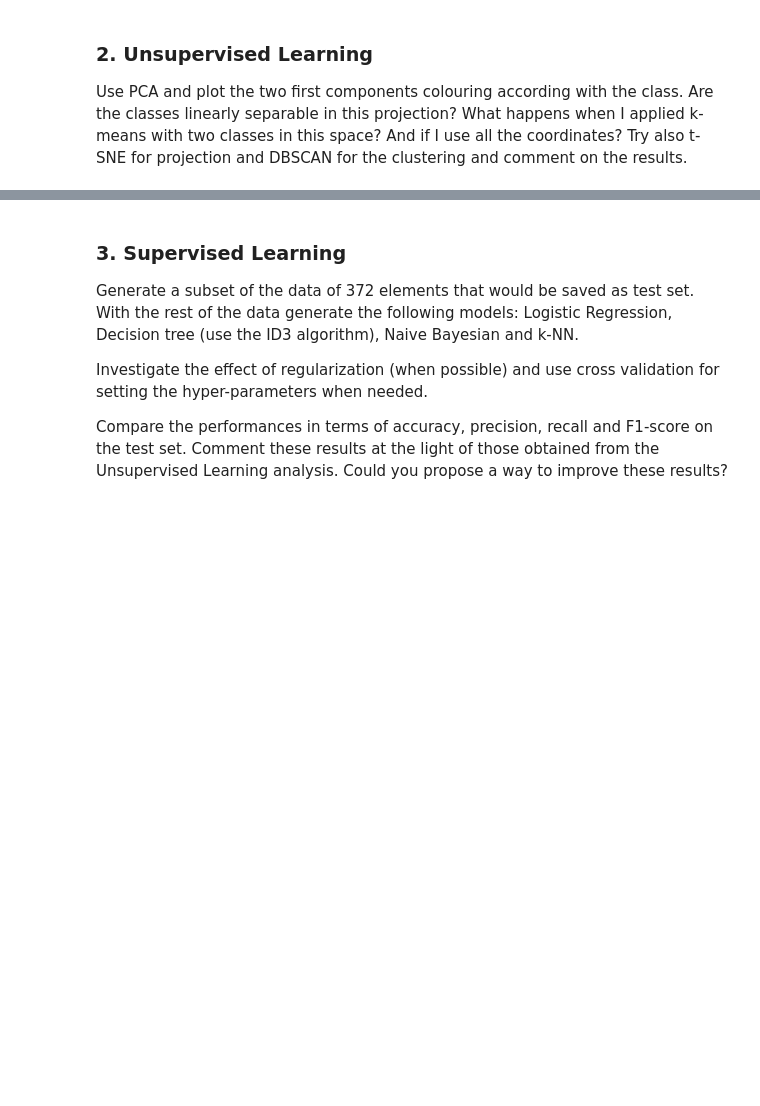
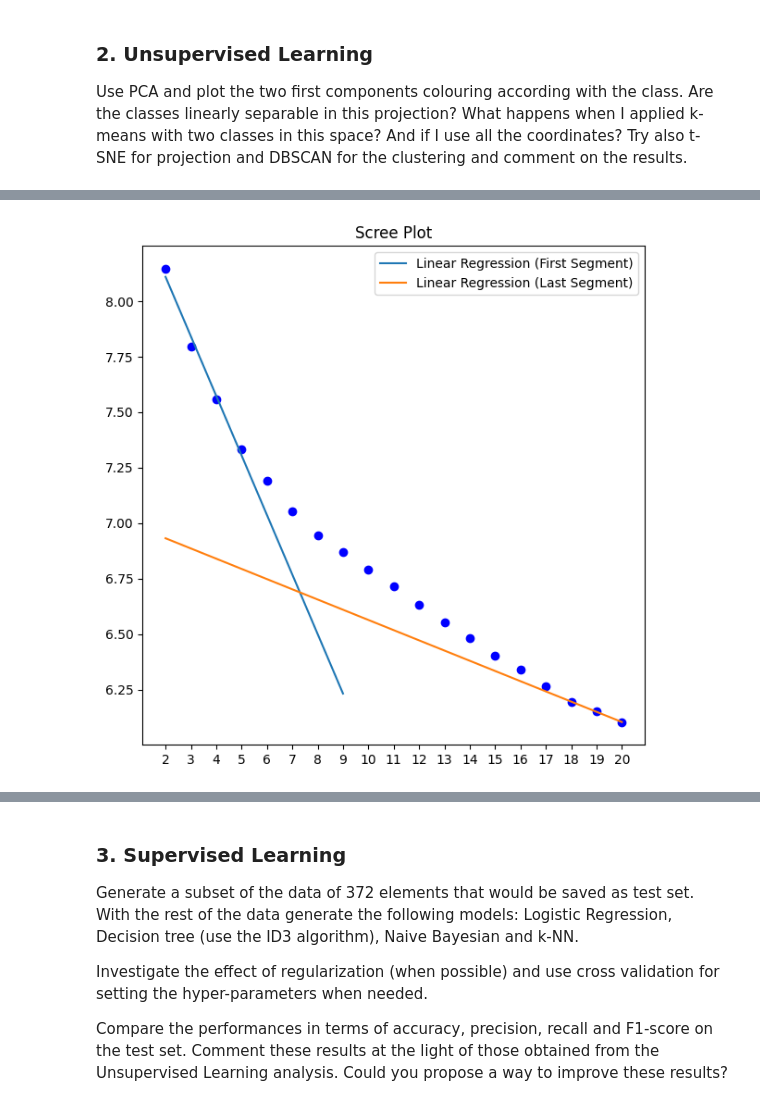
Before and after one commit to Magi-01/Repository, a Jupyter notebook: Machine_Learning/Challenge_1/challenge-one.ipynb, the cells around one changed output, grey strips where cells are left out. Saved outputs shown, nothing was run; the diff lists cells and outputs as text; code cells hidden in the pictures; blank space fills up the shorter version.

```diff
--- a/Machine_Learning/Challenge_1/challenge-one.ipynb
+++ b/Machine_Learning/Challenge_1/challenge-one.ipynb
@@ -39,0 +351,43 @@ Use PCA and plot the two first components colouring according with the class. Ar
+# %%
+# Scree plot with linear regression lines for different segments to aid in determining the optimal number of clusters (k)
+
+# Possible values for k in k-means
+nk_base = np.arange(2, 21)
+
+# Initialize an array to store the loss values for each k
+loss = np.zeros(nk_base.shape[0])
+
+# Iterate over each value of k and compute the k-means loss
+for i, nk in enumerate(nk_base):
+    kmeans = KMeans(n_clusters=nk, random_state=0, n_init=20).fit(X_scaled)
+    loss[i] = kmeans.inertia_
+
+# Fit linear regression models for the first four points and the last four points
+reg_first_segment = LinearRegression().fit(nk_base[:4].reshape(-1, 1), np.log(loss[:4]))
+reg_last_segment = LinearRegression().fit(nk_base[16:20].reshape(-1, 1), np.log(loss[16:20]))
+
+# Predict values using the linear regression models
+predicted_first_segment = reg_first_segment.predict(nk_base[:8].reshape(-1, 1))
+predicted_last_segment = reg_last_segment.predict(nk_base.reshape(-1, 1))
+
+# Create a scatter plot of k versus the log of the loss
+fig, ax = plt.subplots(figsize=(7, 7))
+ax.scatter(nk_base, np.log(loss), c='b')
+
+# Set x-axis ticks to the possible values for k
+ax.set_xticks(nk_base)
+
+# Set plot title
+ax.set_title('Scree Plot')
+
+# Plot linear regression lines for the first and last segments
+ax.plot(nk_base[:8], predicted_first_segment[:8], label='Linear Regression (First Segment)')
+ax.plot(nk_base, predicted_last_segment, label='Linear Regression (Last Segment)')
+
+# Display the legend
+ax.legend()
+
+# Display the plot
+plt.show()
+# %% [output]
+[figure, added]
```
Also changed, not shown: parts of 66 cells of this notebook, 15 other files.
